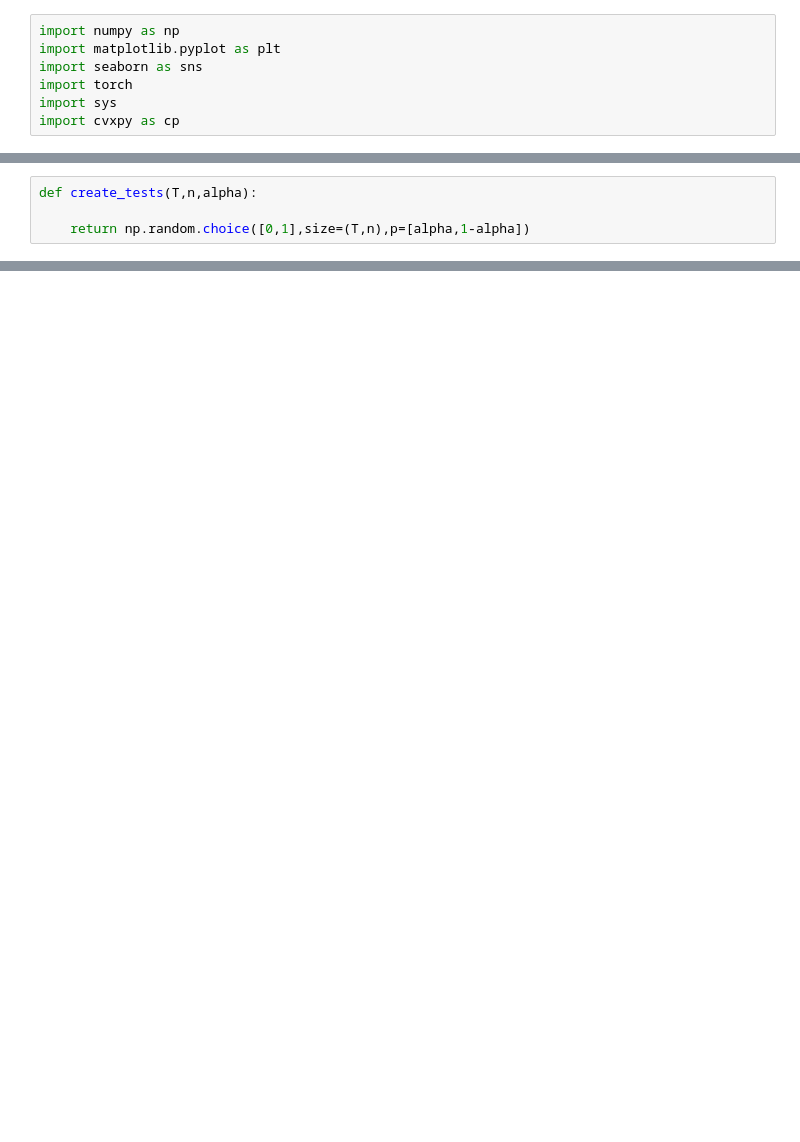
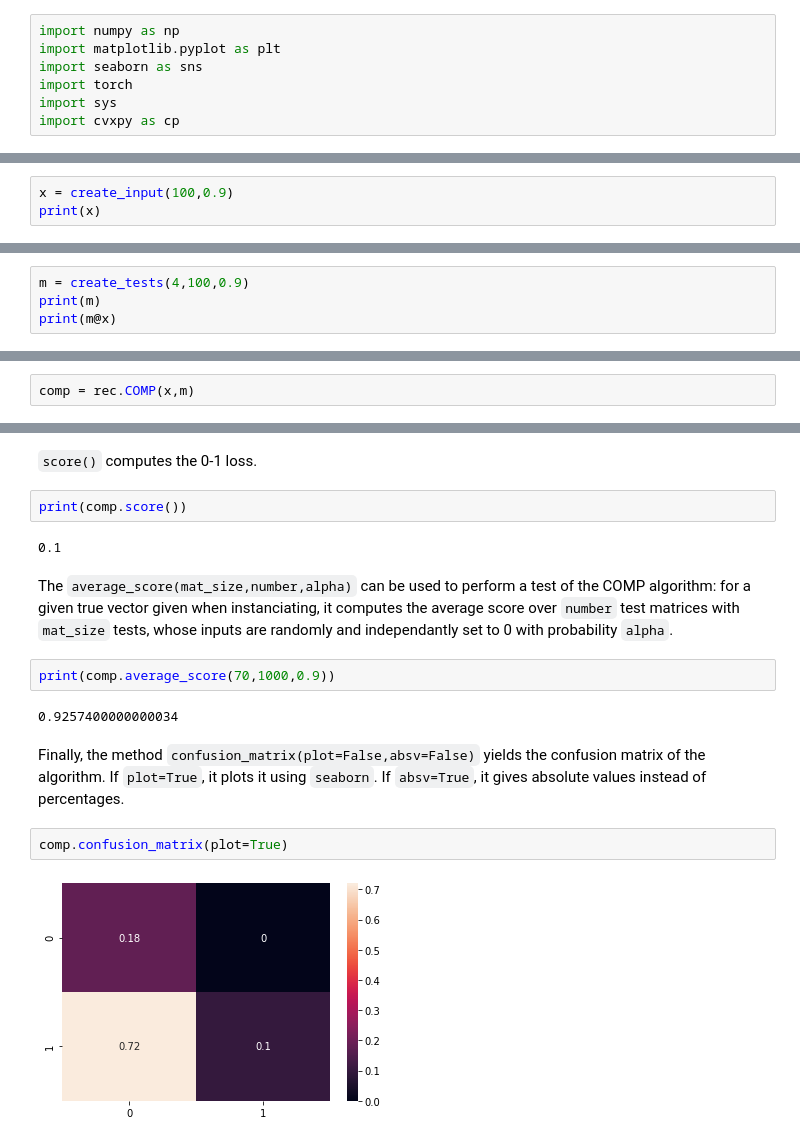
Before and after one commit to LinusBleistein/Group-testing-with-knowledge, a Jupyter notebook: Tests.ipynb, the cells around one changed output, grey strips where cells are left out. Drawn from its saved outputs; the diff is of its cells as text; blank space fills up the shorter version.

```diff
--- a/Tests.ipynb
+++ b/Tests.ipynb
@@ -29,4 +7,0 @@ xtest.nonzero()
-# %%
-def create_tests(T,n,alpha):
-
-    return np.random.choice([0,1],size=(T,n),p=[alpha,1-alpha])
@@ -585,0 +21,3 @@ lp.confusion_matrix(plot=True)
+# %%
+x = create_input(100,0.9)
+print(x)
@@ -585,0 +30,4 @@ lp.confusion_matrix(plot=True)
+# %%
+m = create_tests(4,100,0.9)
+print(m)
+print(m@x)
@@ -585,0 +53,2 @@ lp.confusion_matrix(plot=True)
+# %%
+comp = rec.COMP(x,m)
@@ -585,0 +65,18 @@ lp.confusion_matrix(plot=True)
+# %% [markdown]
+`score()` computes the 0-1 loss.
+# %%
+print(comp.score())
+# %% [output]
+0.1
+# %% [markdown]
+The `average_score(mat_size,number,alpha)` can be used to perform a test of the COMP algorithm: for a given true vector given when instanciating, it computes the average score over `number` test matrices with `mat_size` tests, whose inputs are randomly and independantly set to 0 with probability `alpha`.
+# %%
+print(comp.average_score(70,1000,0.9))
+# %% [output]
+0.9257400000000034
+# %% [markdown]
+Finally, the method `confusion_matrix(plot=False,absv=False)` yields the confusion matrix of the algorithm. If `plot=True`, it plots it using `seaborn`. If `absv=True`, it gives absolute values instead of percentages.
+# %%
+comp.confusion_matrix(plot=True)
+# %% [output]
+[figure, added]
```
Also changed, not shown: parts of 44 cells of this notebook, 2 other files.
